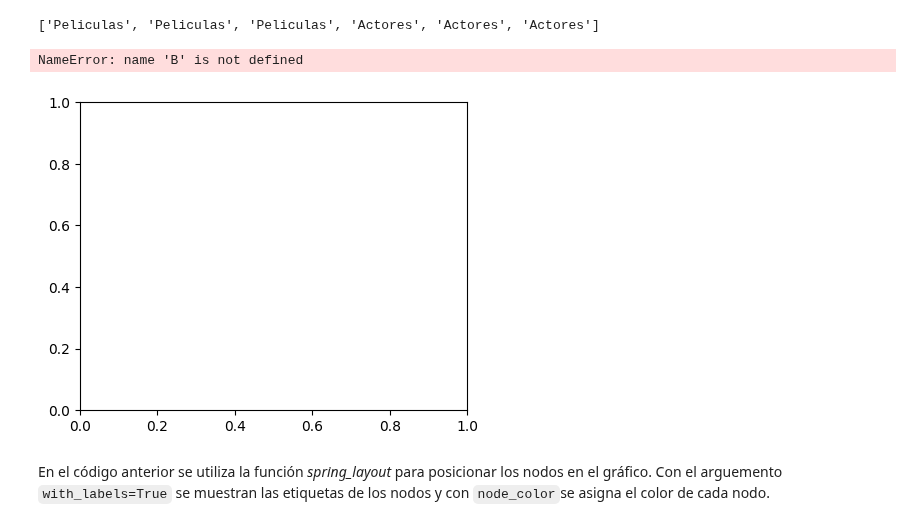
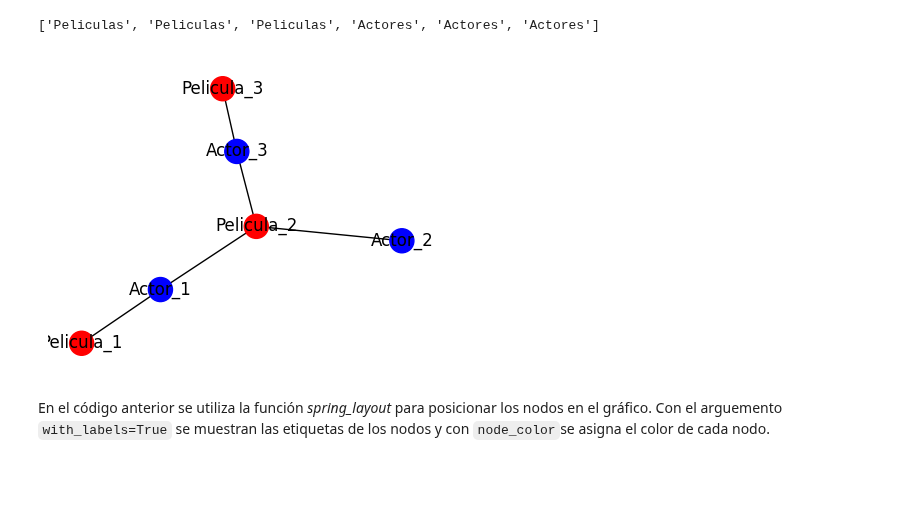
Before and after one commit to FernandoCarazoMelo/network-science, a Jupyter notebook: documentos/pygml01-introduccion-grafos-redes-python.ipynb, the cells around one changed output. Cells and saved outputs as stored; diff of their text form; code cells hidden in the pictures; blank space fills up the shorter version.

```diff
--- a/documentos/pygml01-introduccion-grafos-redes-python.ipynb
+++ b/documentos/pygml01-introduccion-grafos-redes-python.ipynb
@@ -708,19 +708,18 @@ tipo_nodo
 # %%
 # colores para cada tipo de nodo en el grafo bipartito
 colores = {"Peliculas": "red", "Actores": "blue"}
 colores_nodos = [colores[n] for n in tipo_nodo]
 
 fig, ax = plt.subplots(figsize=(5, 4))
 nx.draw(
-    B,
+    G_peliculas_actores,
     pos=nx.spring_layout(G_peliculas_actores),
     with_labels=True,
     node_color=colores_nodos,
     ax=ax,
 )
 # %% [output]
-NameError: name 'B' is not defined
-[figure, old version]
+[figure, new version]
 # %% [markdown]
 En el código anterior se utiliza la función *spring_layout* para posicionar los nodos en el gráfico. Con el arguemento `with_labels=True` se muestran las etiquetas de los nodos y con `node_color`se asigna el color de cada nodo.
 # %% [markdown]
```
Also changed, not shown: parts of 22 cells of this notebook.
